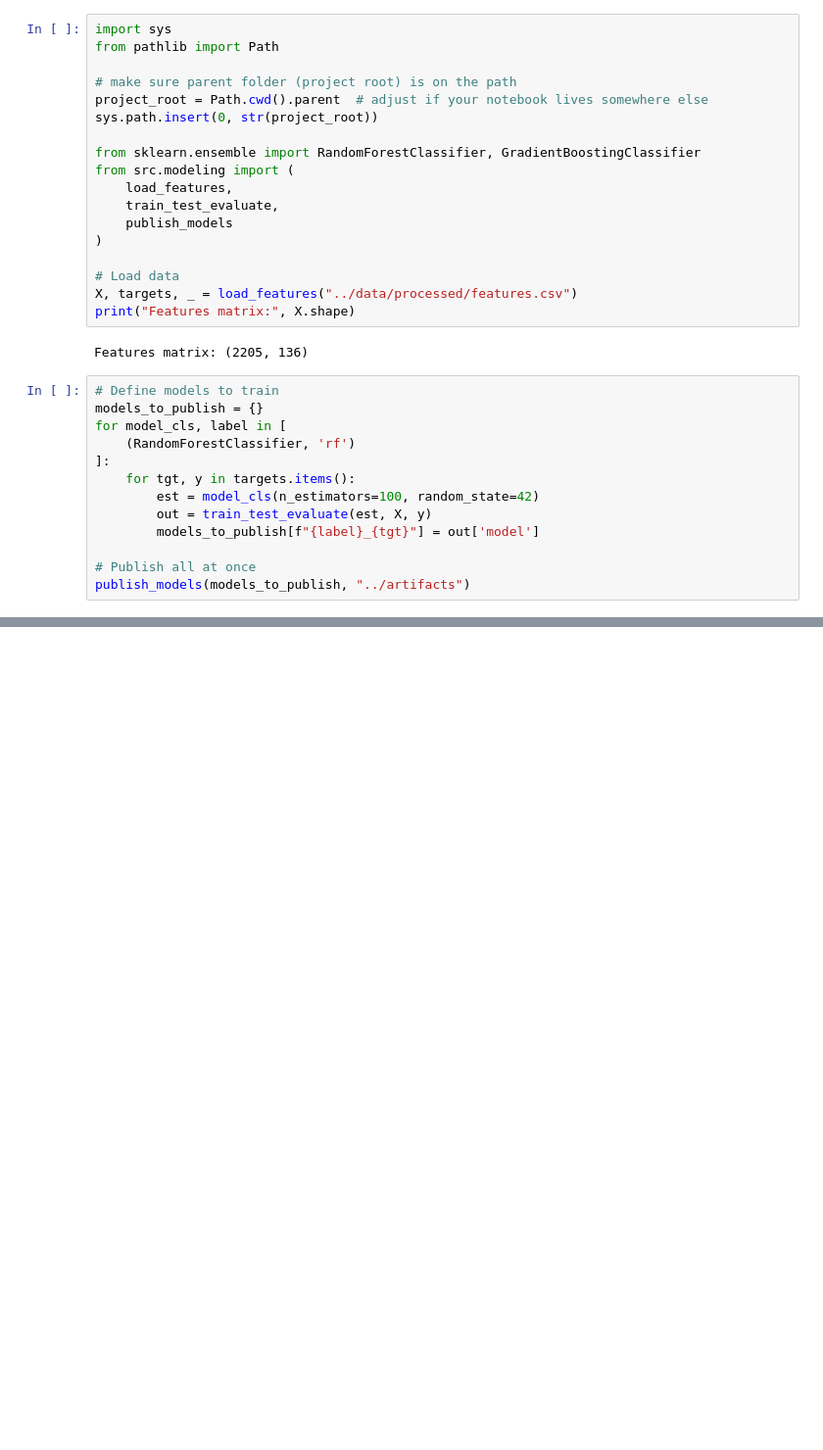
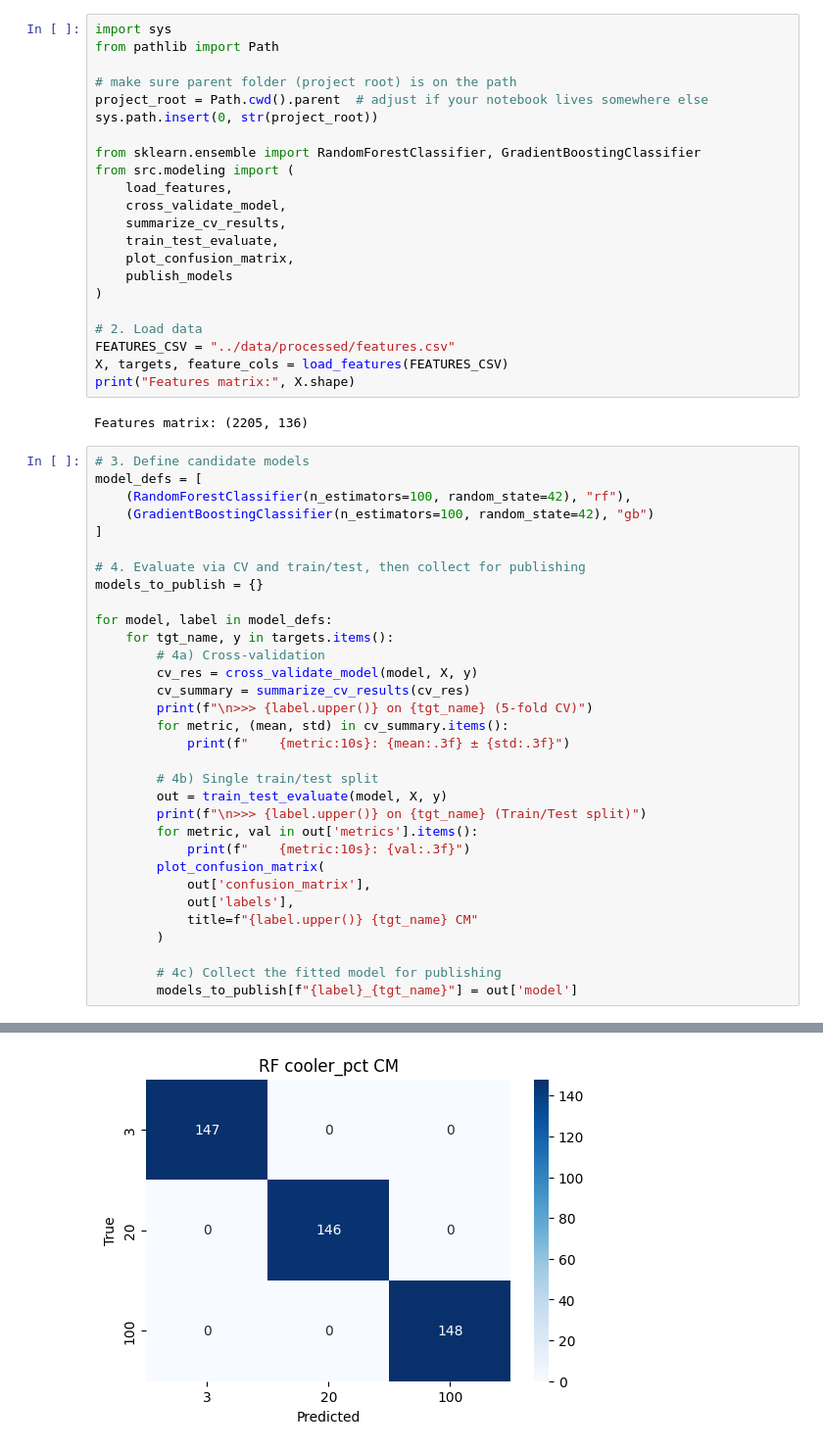
Before and after one commit to jeremiafourie/HydraulicHealth-Monitoring, a Jupyter notebook: notebooks/modeling.ipynb, the cells around one changed output, grey strips where cells are left out. Shown at 98% size. Saved outputs shown, nothing was run; the diff lists cells and outputs as text; blank space fills up the shorter version.

Commit message:
updated modeling +1

```diff
--- a/notebooks/modeling.ipynb
+++ b/notebooks/modeling.ipynb
@@ -11,25 +11,49 @@ sys.path.insert(0, str(project_root))
 from sklearn.ensemble import RandomForestClassifier, GradientBoostingClassifier
 from src.modeling import (
     load_features,
+    cross_validate_model,
+    summarize_cv_results,
     train_test_evaluate,
+    plot_confusion_matrix,
     publish_models
 )
 
-# Load data
-X, targets, _ = load_features("../data/processed/features.csv")
+# 2. Load data
+FEATURES_CSV = "../data/processed/features.csv"
+X, targets, feature_cols = load_features(FEATURES_CSV)
 print("Features matrix:", X.shape)
 # %% [output]
 Features matrix: (2205, 136)
 # %%
-# Define models to train
+# 3. Define candidate models
+model_defs = [
+    (RandomForestClassifier(n_estimators=100, random_state=42), "rf"),
+    (GradientBoostingClassifier(n_estimators=100, random_state=42), "gb")
+]
+
+# 4. Evaluate via CV and train/test, then collect for publishing
 models_to_publish = {}
-for model_cls, label in [
-    (RandomForestClassifier, 'rf')
-]:
-    for tgt, y in targets.items():
-        est = model_cls(n_estimators=100, random_state=42)
-        out = train_test_evaluate(est, X, y)
-        models_to_publish[f"{label}_{tgt}"] = out['model']
 
-# Publish all at once
-publish_models(models_to_publish, "../artifacts")
+for model, label in model_defs:
+    for tgt_name, y in targets.items():
+        # 4a) Cross‑validation
+        cv_res = cross_validate_model(model, X, y)
+        cv_summary = summarize_cv_results(cv_res)
+        print(f"\n>>> {label.upper()} on {tgt_name} (5‑fold CV)")
+        for metric, (mean, std) in cv_summary.items():
+            print(f"    {metric:10s}: {mean:.3f} ± {std:.3f}")
+
+        # 4b) Single train/test split
+        out = train_test_evaluate(model, X, y)
+        print(f"\n>>> {label.upper()} on {tgt_name} (Train/Test split)")
+        for metric, val in out['metrics'].items():
+            print(f"    {metric:10s}: {val:.3f}")
+        plot_confusion_matrix(
+            out['confusion_matrix'],
+            out['labels'],
+            title=f"{label.upper()} {tgt_name} CM"
+        )
+
+        # 4c) Collect the fitted model for publishing
+        models_to_publish[f"{label}_{tgt_name}"] = out['model']
+# %% [output]
@@ -35,0 +67 @@ publish_models(models_to_publish, "../artifacts")
+[figure, added]
```
Also changed, not shown: parts of 2 cells of this notebook.
